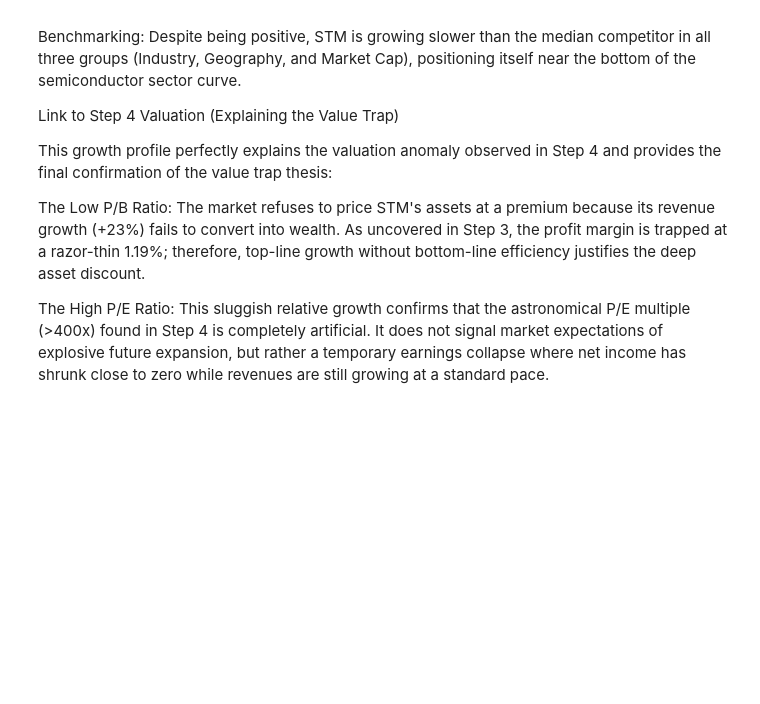
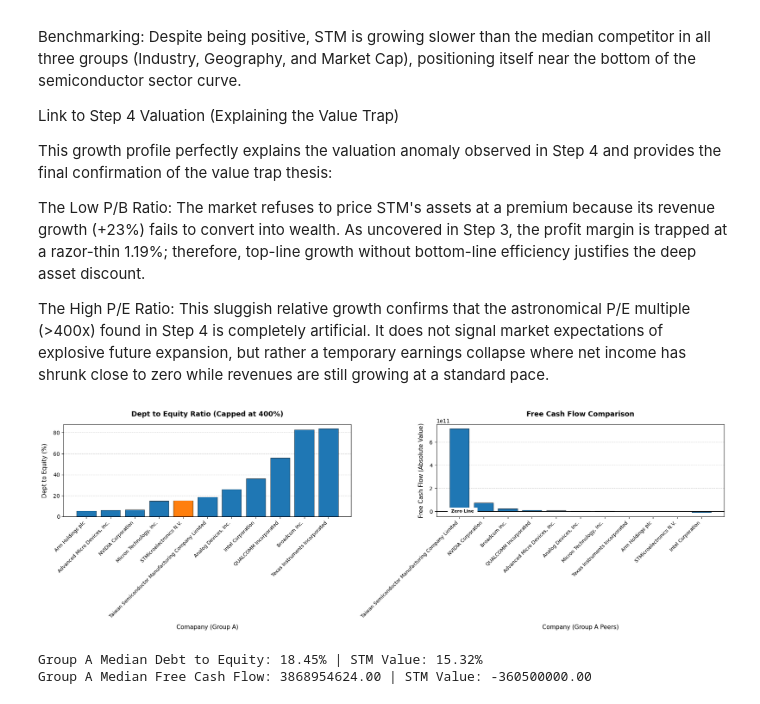
Before and after one commit to luc-nic/Luca-Nicolosi, a Jupyter notebook: homework_2.ipynb, the cells around one changed output. Cells and saved outputs as stored; diff of their text form; code cells hidden in the pictures; blank space fills up the shorter version.

Commit message:
Step 6 Completed

```diff
--- a/homework_2.ipynb
+++ b/homework_2.ipynb
@@ -351,3 +337,58 @@ This growth profile perfectly explains the valuation anomaly observed in Step 4
 The Low P/B Ratio: The market refuses to price STM's assets at a premium because its revenue growth (+23%) fails to convert into wealth. As uncovered in Step 3, the profit margin is trapped at a razor-thin 1.19%; therefore, top-line growth without bottom-line efficiency justifies the deep asset discount.
 
 The High P/E Ratio: This sluggish relative growth confirms that the astronomical P/E multiple (>400x) found in Step 4 is completely artificial. It does not signal market expectations of explosive future expansion, but rather a temporary earnings collapse where net income has shrunk close to zero while revenues are still growing at a standard pace.
+# %%
+# STEP 6
+
+df_debt = group_a.dropna(subset= ['debt_to_equity']).copy() # I'm filtering out missing values for dept to equity
+df_debt['debt_clipped'] = df_debt['debt_to_equity'].clip(upper=400.0) # I'm adding a cap of 400% to prevent extreme balance sheet outliers from compressing the scale
+df_debt = df_debt.sort_values(by='debt_to_equity', ascending= True) # I'm sorting the values in an ascending order
+
+df_fcf = group_a.dropna(subset=['free_cashflow']).copy().sort_values(by='free_cashflow', ascending= False) # I'm filtering out missing values for free cashflow and I'm sorting them in a descending order
+
+fig, (ax1, ax2) = plt.subplots(1,2, figsize= (18,6))
+
+# SUBSET 1: DEPT TO EQUITY RATION
+
+labels_debt = df_debt['plot_label'].tolist() # convert the company names to a list for the X-axis
+symbols_debt = [str(sym).strip() for sym in df_debt['symbol'].tolist()] # Clean the tickers list to prevent color match errors
+values_debt = df_debt['debt_clipped'].tolist() # I'm extracting the capped debt values for the Y-axis
+colors_debt = ['#ff7f0e' if sym == 'STM' else '#1f77b4' for sym in symbols_debt]
+
+ax1.bar(labels_debt, values_debt, color =  colors_debt, edgecolor= 'black', linewidth = 0.5) # I'm defining the bars for the first plot
+ax1.set_title('Dept to Equity Ratio (Capped at 400%)', fontsize = 13, fontweight = 'bold', pad = 15)
+ax1.set_xlabel('Comapany (Group A)', fontsize = 11, labelpad = 10)
+ax1.set_ylabel('Dept to Equity (%)', fontsize = 11, labelpad = 10)
+ax1.set_xticks(range(len(labels_debt)))
+ax1.set_xticklabels(labels_debt, rotation = 45, ha = 'right', fontsize = 9)
+ax1.yaxis.grid(True, linestyle='--', alpha=0.6)
+ax1.set_axisbelow(True)
+ax1.axhline(0, color='black', linestyle='-', linewidth=1)
+
+# SUBSET 2: FREE CASH FLOW
+
+labels_fcf = df_fcf['plot_label'].tolist()
+symbols_fcf = [str(sym).strip() for sym in df_fcf['symbol'].tolist()]
+values_fcf = df_fcf['free_cashflow'].tolist()
+colors_fcf = ['#ff7f0e' if sym == 'STM' else '#1f77b4' for sym in symbols_fcf]
+
+ax2.bar(labels_fcf, values_fcf, color=colors_fcf, edgecolor='black', linewidth=0.5)
+ax2.set_title('Free Cash Flow Comparison', fontsize=13, fontweight='bold', pad=15)
+ax2.set_xlabel('Company (Group A Peers)', fontsize=11, labelpad=10)
+ax2.set_ylabel('Free Cash Flow (Absolute Value)', fontsize=11, labelpad=10)
+ax2.set_xticks(range(len(labels_fcf)))
+ax2.set_xticklabels(labels_fcf, rotation=45, ha='right', fontsize=9)
+ax2.yaxis.grid(True, linestyle='--', alpha=0.6)
+ax2.set_axisbelow(True)
+ax2.axhline(0, color='black', linestyle='-', linewidth=1)
+if min(values_fcf) < 0: ax2.text(-0.4, 0, ' Zero Line ', color='black', va='center', ha='left', backgroundcolor='white', fontsize=8, fontweight='bold', zorder=5) # Add a zero label tag if negative cash flows exist
+
+plt.tight_layout()
+plt.show()
+
+print(f"Group A Median Debt to Equity: {df_debt['debt_to_equity'].median():.2f}% | STM Value: {target_company['debt_to_equity']:.2f}%")
+print(f"Group A Median Free Cash Flow: {df_fcf['free_cashflow'].median():.2f} | STM Value: {target_company['free_cashflow']:.2f}")
+# %% [output]
+[figure, added]
+Group A Median Debt to Equity: 18.45% | STM Value: 15.32%
+Group A Median Free Cash Flow: 3868954624.00 | STM Value: -360500000.00
```
Also changed, not shown: parts of 2 cells of this notebook, 1 other file.
